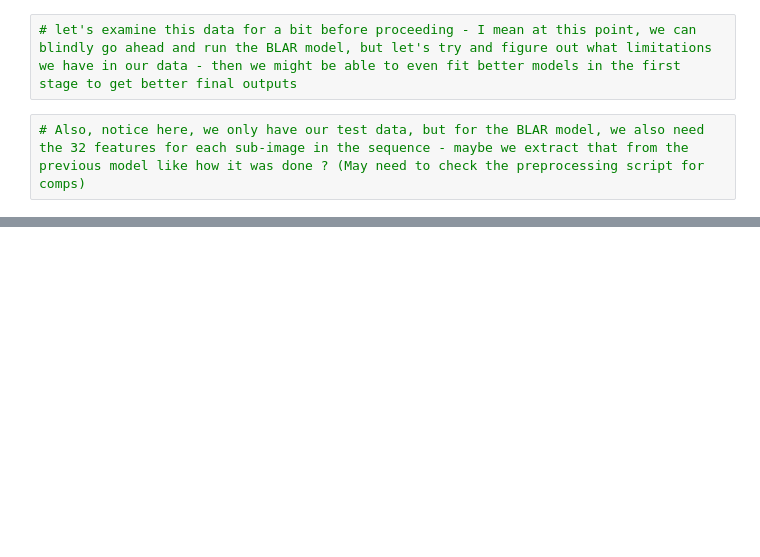
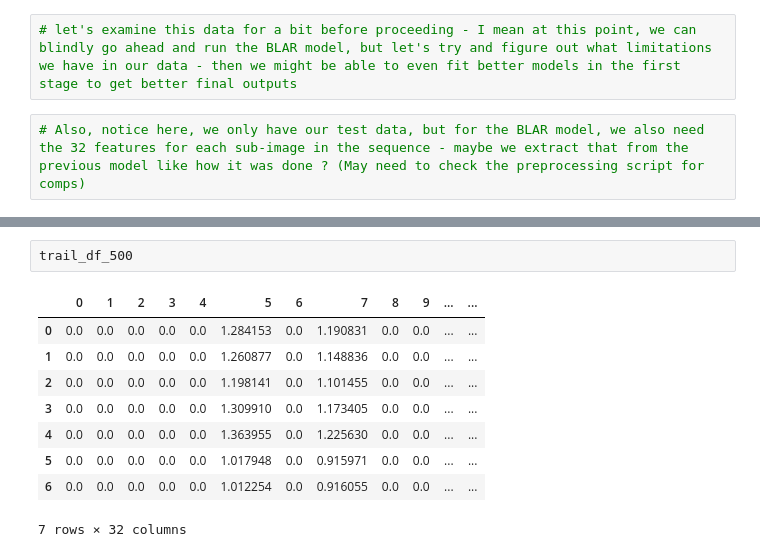
Before and after one commit to Gayara-Fernando/CNN_seq2seq_model, a Jupyter notebook: Ranodom_work.ipynb, the cells around one changed output, grey strips where cells are left out. Saved outputs shown, nothing was run; the diff lists cells and outputs as text; blank space fills up the shorter version.

```diff
--- a/Ranodom_work.ipynb
+++ b/Ranodom_work.ipynb
@@ -71,0 +200,12 @@ blk_0103_predicted_features.shape
+# %%
+trail_df_500
+# %% [output]
+|  | 0 | 1 | 2 | 3 | 4 | 5 | 6 | 7 | 8 | 9 | ... | ... |
+| 0 | 0.0 | 0.0 | 0.0 | 0.0 | 0.0 | 1.284153 | 0.0 | 1.190831 | 0.0 | 0.0 | ... | ... |
+| 1 | 0.0 | 0.0 | 0.0 | 0.0 | 0.0 | 1.260877 | 0.0 | 1.148836 | 0.0 | 0.0 | ... | ... |
+| 2 | 0.0 | 0.0 | 0.0 | 0.0 | 0.0 | 1.198141 | 0.0 | 1.101455 | 0.0 | 0.0 | ... | ... |
+| 3 | 0.0 | 0.0 | 0.0 | 0.0 | 0.0 | 1.309910 | 0.0 | 1.173405 | 0.0 | 0.0 | ... | ... |
+| 4 | 0.0 | 0.0 | 0.0 | 0.0 | 0.0 | 1.363955 | 0.0 | 1.225630 | 0.0 | 0.0 | ... | ... |
+| 5 | 0.0 | 0.0 | 0.0 | 0.0 | 0.0 | 1.017948 | 0.0 | 0.915971 | 0.0 | 0.0 | ... | ... |
+| 6 | 0.0 | 0.0 | 0.0 | 0.0 | 0.0 | 1.012254 | 0.0 | 0.916055 | 0.0 | 0.0 | ... | ... |
+7 rows × 32 columns
```
Also changed, not shown: parts of 29 cells of this notebook.
